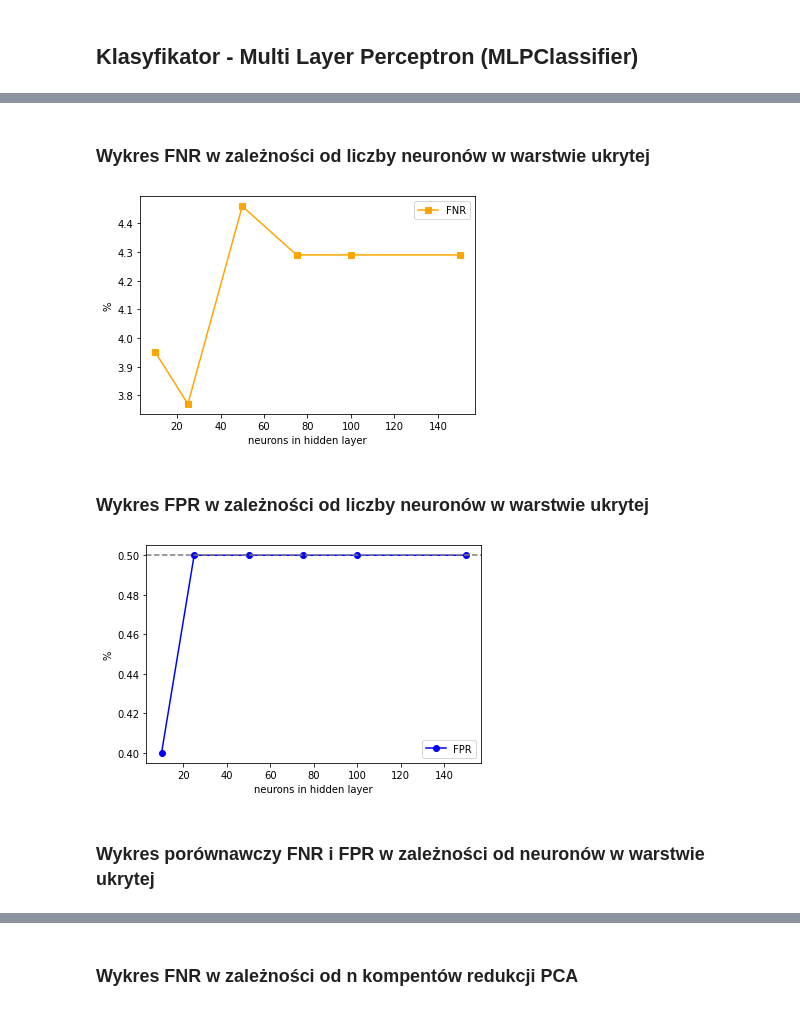
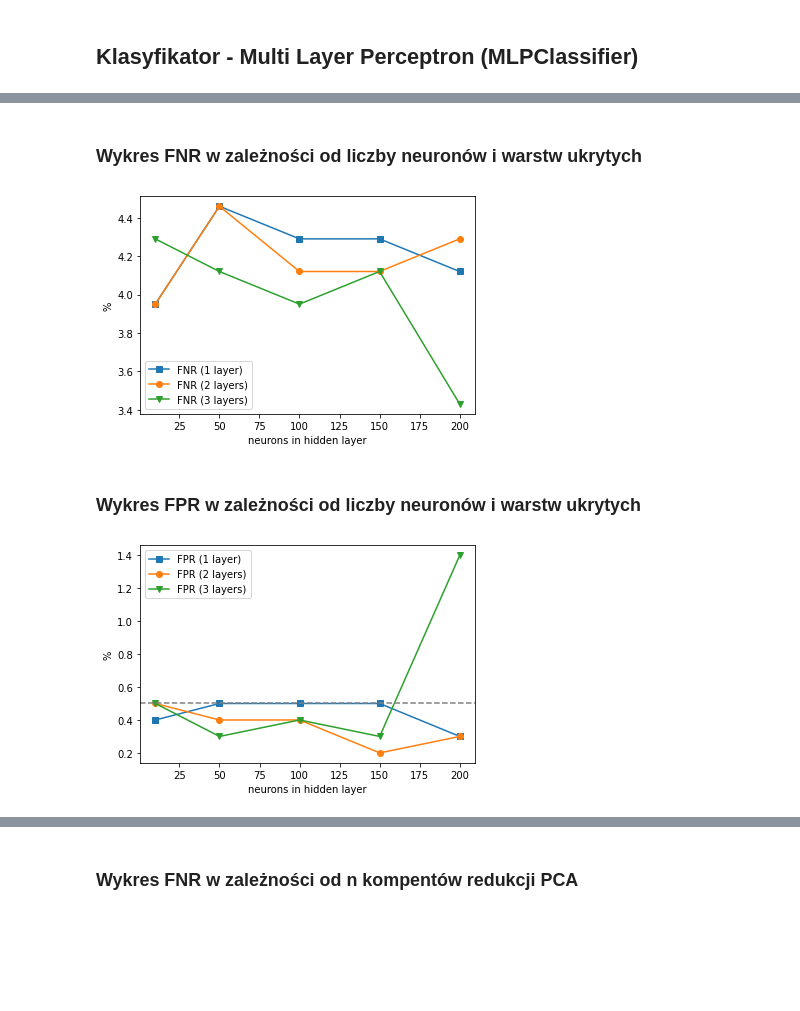
Before and after one commit to karoljaskolka/SpamClassification, a Jupyter notebook: MultiLayerPerceptronClassifier.ipynb, the cells around one changed output, grey strips where cells are left out. Saved outputs shown, nothing was run; the diff lists cells and outputs as text; code cells hidden in the pictures; blank space fills up the shorter version.

Commit message:
mlp - examine two and three hidden layers

```diff
--- a/MultiLayerPerceptronClassifier.ipynb
+++ b/MultiLayerPerceptronClassifier.ipynb
@@ -24,8 +24,8 @@ from sklearn.metrics import plot_confusion_matrix
 from sklearn.metrics import classification_report
 from sklearn.model_selection import train_test_split
 
-def MultiLayerPerceptronClassification(neurons):
-    clf = MLPClassifier(hidden_layer_sizes = neurons, max_iter=1000, random_state = 123)
+def MultiLayerPerceptronClassification(layers):
+    clf = MLPClassifier(hidden_layer_sizes = layers, max_iter=1000, random_state = 123)
     clf.fit(X_train, y_train)
     y_pred = clf.predict(X_test)
     confusion_matrix(y_test, y_pred)
@@ -36,7 +36,7 @@ def MultiLayerPerceptronClassification(neurons):
     FPR = round((1 - report['no']['recall']) * 100, 2)
 
     print(
-        'Neurons in hidden layer:', neurons,
+        'Hidden layers:', layers,
         ' | FNR:', FNR, ' %',
         ' | FPR:', FPR, ' % |\n'
     )
@@ -51,14 +52,29 @@ def MultiLayerPerceptronClassification(neurons):
 # %%
 X_train, X_test, y_train, y_test = train_test_split(X, y, random_state=123, test_size=0.33)
 
-fnr_arr = []
-fpr_arr = []
+neurons_arr = [10, 50, 100, 150, 200]
+layers_arr = [1, 2, 3]
 
-neurons_arr = [10, 25, 50, 75, 100, 150]
-
-for neurons in neurons_arr:
-    fnr, fpr = MultiLayerPerceptronClassification(neurons = (neurons))
-
-    fnr_arr.append(fnr)
-    fpr_arr.append(fpr)
+for layer in layers_arr:
+    if (layer == 1):
+        fnr_arr = []
+        fpr_arr = []
+        for neurons in neurons_arr:
+            fnr, fpr = MultiLayerPerceptronClassification(layers = (neurons))
+            fnr_arr.append(fnr)
+            fpr_arr.append(fpr)
+    elif (layer == 2):
+        fnr2_arr = []
+        fpr2_arr = []
+        for neurons in neurons_arr:
+            fnr, fpr = MultiLayerPerceptronClassification(layers = (neurons, neurons))
+            fnr2_arr.append(fnr)
+            fpr2_arr.append(fpr)
+    else:
+        fnr3_arr = []
+        fpr3_arr = []
+        for neurons in neurons_arr:
+            fnr, fpr = MultiLayerPerceptronClassification(layers = (neurons, neurons, neurons))
+            fnr3_arr.append(fnr)
+            fpr3_arr.append(fpr)
 # %% [output]
@@ -77,23 +94,25 @@ Neurons in hidden layer: 150  | FNR: 4.29  %  | FPR: 0.5  % |
 # %% [markdown]
-### Wykres FNR w zależności od liczby neuronów w warstwie ukrytej
+### Wykres FNR w zależności od liczby neuronów i warstw ukrytych
 # %%
-plt.plot(neurons_arr, fnr_arr, label = "FNR", marker='s', color='orange')
+plt.plot(neurons_arr, fnr_arr, label = "FNR (1 layer)", marker='s')
+plt.plot(neurons_arr, fnr2_arr, label = "FNR (2 layers)", marker='o')
+plt.plot(neurons_arr, fnr3_arr, label = "FNR (3 layers)", marker='v')
 plt.xlabel('neurons in hidden layer')
 plt.ylabel('%')
 plt.legend()
 plt.show()
 # %% [output]
-[figure, old version]
+[figure, new version]
 # %% [markdown]
-### Wykres FPR w zależności od liczby neuronów w warstwie ukrytej
+### Wykres FPR w zależności od liczby neuronów i warstw ukrytych
 # %%
-plt.plot(neurons_arr, fpr_arr, label = "FPR", marker='o', color='blue')
+plt.plot(neurons_arr, fpr_arr, label = "FPR (1 layer)", marker='s')
+plt.plot(neurons_arr, fpr2_arr, label = "FPR (2 layers)", marker='o')
+plt.plot(neurons_arr, fpr3_arr, label = "FPR (3 layers)", marker='v')
 plt.xlabel('neurons in hidden layer')
 plt.ylabel('%')
 plt.legend()
 plt.axhline(y=0.5, color='gray', linestyle='--')
 plt.show()
 # %% [output]
-[figure, old version]
+[figure, new version]
-# %% [markdown]
-### Wykres porównawczy FNR i FPR w zależności od neuronów w warstwie ukrytej
```
Also changed, not shown: parts of 8 cells of this notebook, 1 other file.
